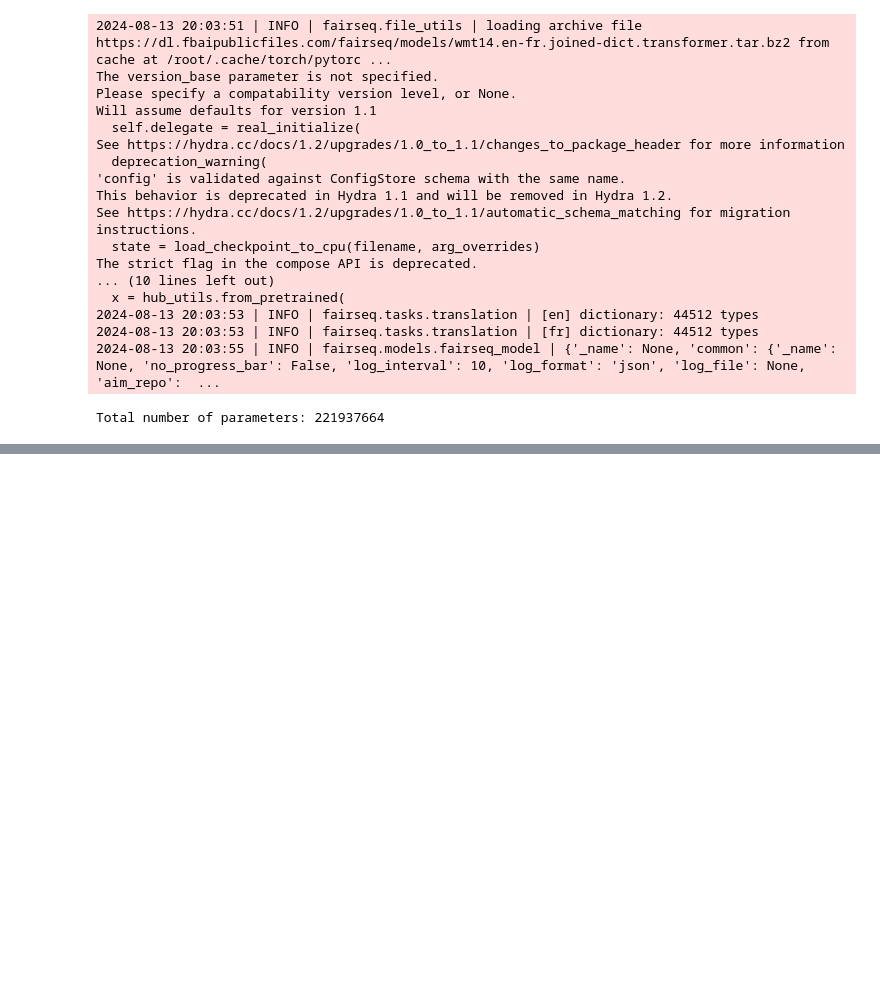
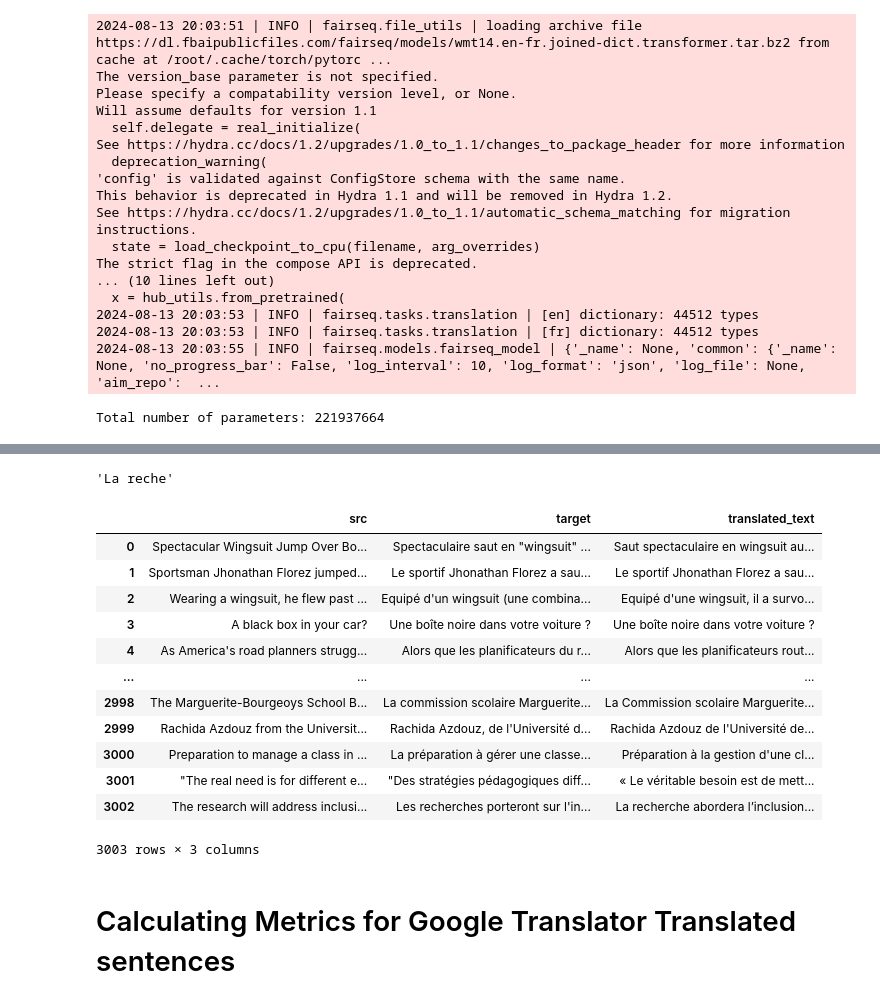
Before and after one commit to srspratti/Adversarial_NMT_th, a Jupyter notebook: fairseq_pretrained.ipynb, the cells around one changed output, grey strips where cells are left out. Cells and saved outputs as stored; diff of their text form; code cells hidden in the pictures; blank space fills up the shorter version.

```diff
--- a/fairseq_pretrained.ipynb
+++ b/fairseq_pretrained.ipynb
@@ -733,0 +874,20 @@ Total number of parameters: 221937664
+# %%
+getpwd = os.getcwd()
+file_path_en = os.path.join(getpwd, "original_english_translations_fairseq_PT_GeneratorTeacher.txt")
+# file_path = "/path/to/translations.txt"
+
+# Open the file in write mode
+with open(file_path_en, "w") as file:
+    # Write each translation to the file
+    for text in texts:
+        file.write(text + "\n")
+
+
+file_path_fr = os.path.join(getpwd, "original_french_translations_fairseq_PT_GeneratorTeacher.txt")
+# file_path = "/path/to/translations.txt"
+
+# Open the file in write mode
+with open(file_path_fr, "w") as file:
+    # Write each translation to the file
+    for label in labels:
+        file.write(label + "\n")
@@ -733,0 +940,2 @@ Total number of parameters: 221937664
+# %%
+json_data_df = pd.DataFrame(list(zip(en,fr)), columns=['src','target'])
@@ -733,0 +958,14 @@ Total number of parameters: 221937664
+# %%
+def translate_with_max_length(text, max_length):
+    import deep_translator
+    from deep_translator import GoogleTranslator
+    translator = GoogleTranslator(source="auto", target='fr')
+    # Translate the text to French
+    translated_text = translator.translate(text)
+
+    # Check if the translated text is within the desired maximum length
+    if len(translated_text) <= max_length:
+        return translated_text
+    else:
+        # Truncate the translated text to the maximum length
+        return translated_text[:max_length]
@@ -733,0 +976,22 @@ Total number of parameters: 221937664
+# %%
+translated_text
+# %% [output]
+'La reche'
+# %%
+json_data_df['translated_text'] = json_data_df['src'].apply(lambda x: translate_with_max_length(x, 128))
+# %%
+json_data_df
+# %% [output]
+|  | src | target | translated_text |
+| 0 | Spectacular Wingsuit Jump Over Bo... | Spectaculaire saut en "wingsuit" ... | Saut spectaculaire en wingsuit au... |
+| 1 | Sportsman Jhonathan Florez jumped... | Le sportif Jhonathan Florez a sau... | Le sportif Jhonathan Florez a sau... |
+| 2 | Wearing a wingsuit, he flew past ... | Equipé d'un wingsuit (une combina... | Equipé d'une wingsuit, il a survo... |
+| 3 | A black box in your car? | Une boîte noire dans votre voiture ? | Une boîte noire dans votre voiture ? |
+| 4 | As America's road planners strugg... | Alors que les planificateurs du r... | Alors que les planificateurs rout... |
+| ... | ... | ... | ... |
+| 2998 | The Marguerite-Bourgeoys School B... | La commission scolaire Marguerite... | La Commission scolaire Marguerite... |
+| 2999 | Rachida Azdouz from the Universit... | Rachida Azdouz, de l'Université d... | Rachida Azdouz de l'Université de... |
+| 3000 | Preparation to manage a class in ... | La préparation à gérer une classe... | Préparation à la gestion d'une cl... |
+| 3001 | "The real need is for different e... | "Des stratégies pédagogiques diff... | « Le véritable besoin est de mett... |
+| 3002 | The research will address inclusi... | Les recherches porteront sur l'in... | La recherche abordera l’inclusion... |
+3003 rows × 3 columns
@@ -733,0 +1002,2 @@ Total number of parameters: 221937664
+# %% [markdown]
+# Calculating Metrics for Google Translator Translated sentences
```
Also changed, not shown: parts of 17 cells of this notebook, 3 other files.
